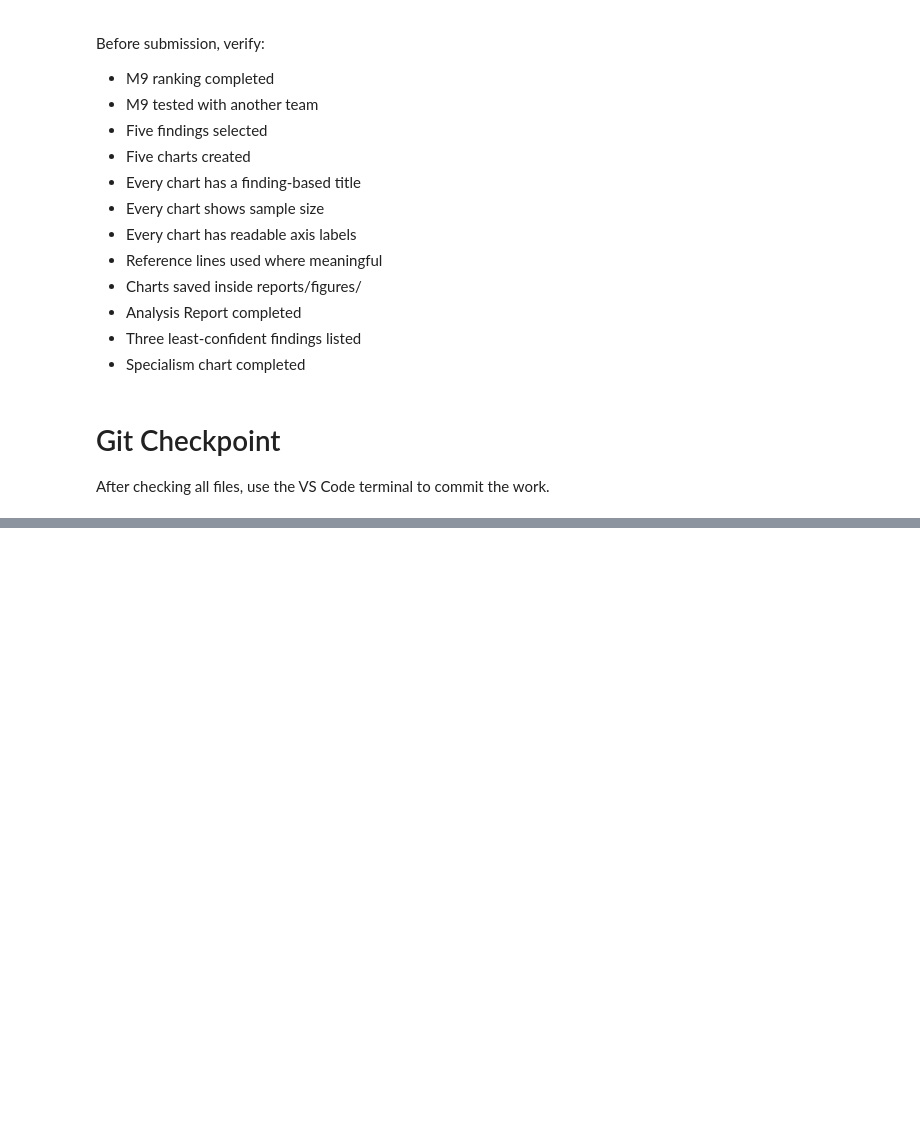
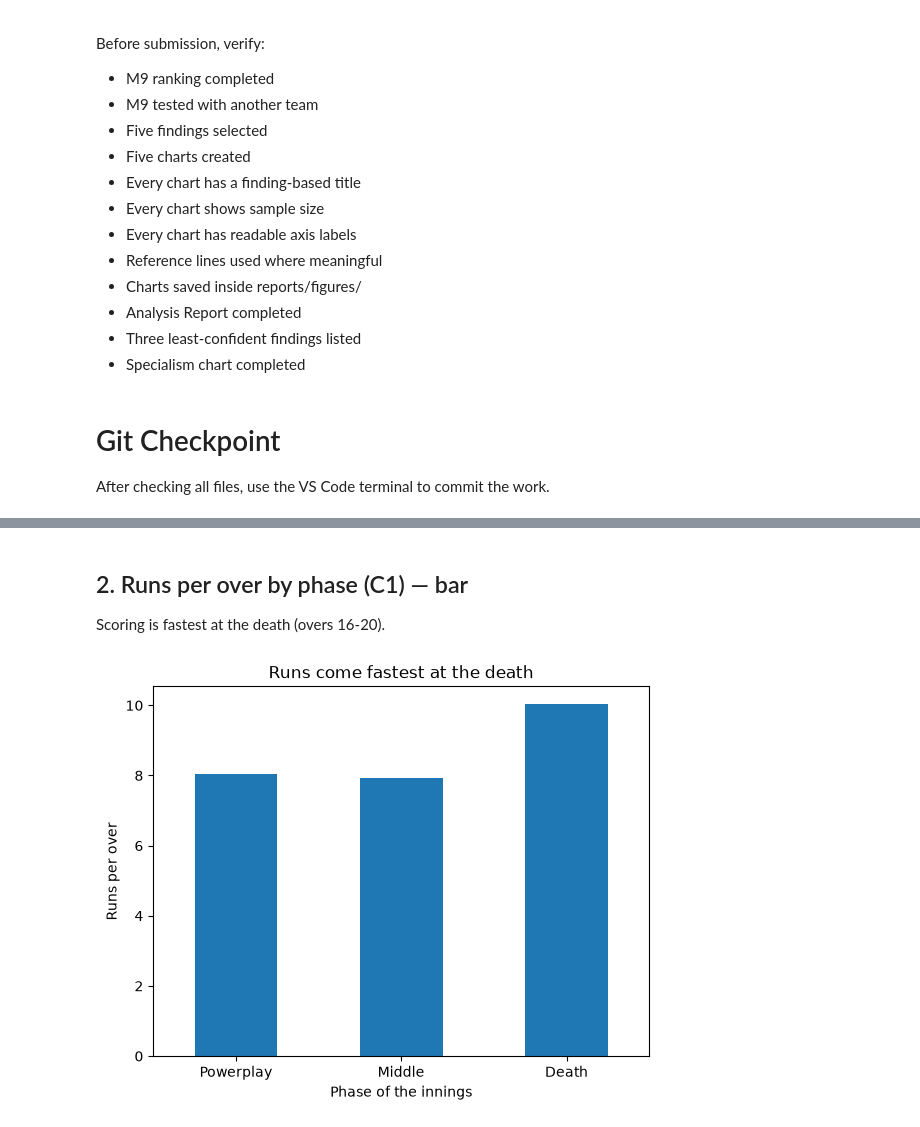
Before and after one commit to muhammed-naveed/ipl-cricket-analytics, a Jupyter notebook: notebooks/03_analysis.ipynb, the cells around one changed output, grey strips where cells are left out. Drawn from its saved outputs; the diff is of its cells as text; code cells hidden in the pictures; blank space fills up the shorter version.

```diff
--- a/notebooks/03_analysis.ipynb
+++ b/notebooks/03_analysis.ipynb
@@ -3438,0 +3473,17 @@ After checking all files, use the VS Code terminal to commit the work.
+# %% [markdown]
+## 2. Runs per over by phase (C1) — bar
+Scoring is fastest at the death (overs 16-20).
+# %%
+df = pd.read_sql("""
+    SELECT CASE WHEN over_number<=5 THEN 'Powerplay'
+                WHEN over_number<=14 THEN 'Middle' ELSE 'Death' END AS phase,
+           SUM(total_runs)*6.0 / SUM(CASE WHEN is_wide_ball=0 AND is_no_ball=0 THEN 1 ELSE 0 END) AS runs_per_over
+    FROM deliveries WHERE is_super_over=0
+    GROUP BY phase ORDER BY MIN(over_number)
+""", con, index_col="phase")
+df.plot(kind="bar", rot=0, legend=False, color="#1f77b4",
+        title="Runs come fastest at the death",
+        xlabel="Phase of the innings", ylabel="Runs per over")
+plt.show()
+# %% [output]
+[figure, added]
```
Also changed, not shown: parts of 27 cells of this notebook, 2 other files.
